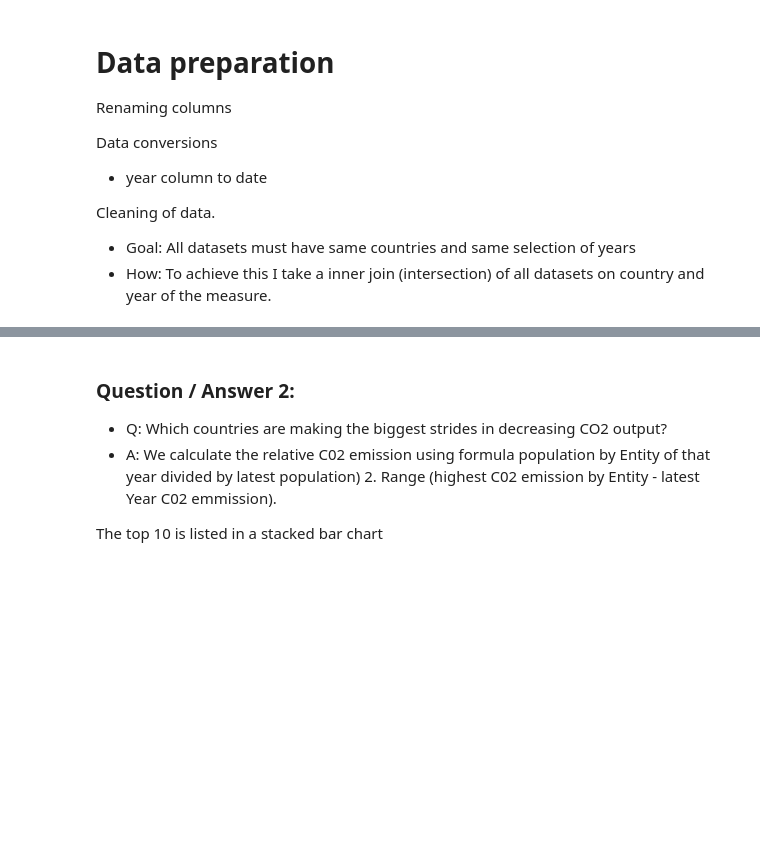
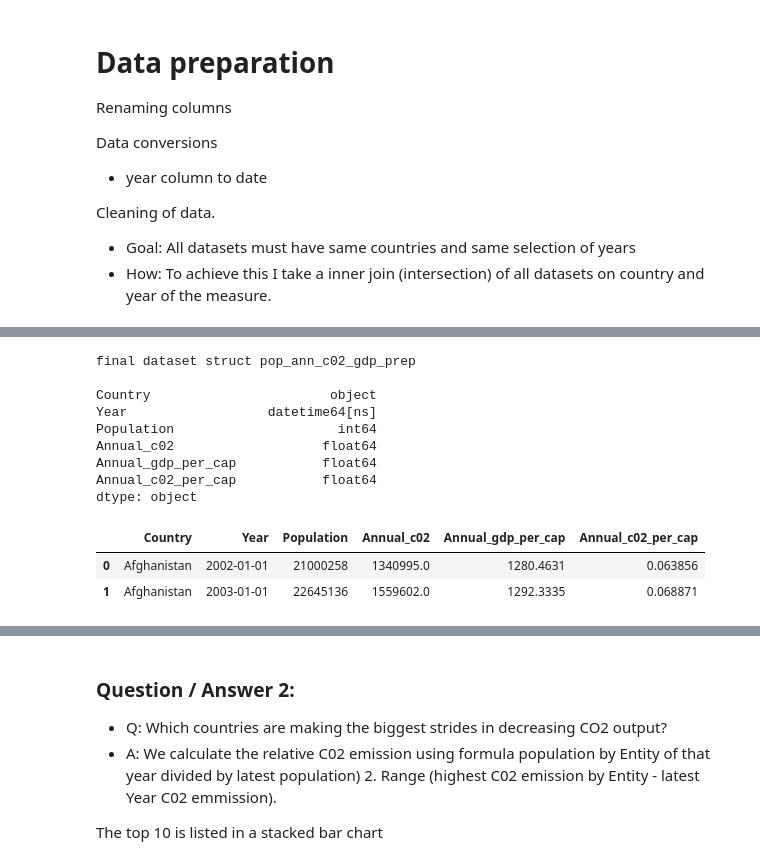
Before and after one commit to ayuksekdag/winacademy_python_dna, a Jupyter notebook: final_assignment/final_co2Project.ipynb, the cells around one changed output, grey strips where cells are left out. Cells and saved outputs as stored; diff of their text form; code cells hidden in the pictures; blank space fills up the shorter version.

```diff
--- a/final_assignment/final_co2Project.ipynb
+++ b/final_assignment/final_co2Project.ipynb
@@ -74,11 +95,8 @@ pop = pop.rename(columns={'Country name': 'Entity'})
 # %%
 #change datatype year to datetime
-co2_cap['Year'] = pd.to_datetime(co2_cap['Year'], format='%Y')
-gdp_cap['Year'] = pd.to_datetime(gdp_cap['Year'], format='%Y')
-pop['Year'] = pd.to_datetime(pop['Year'], format='%Y')
-
-# print(co2_cap.dtypes)
-# print(gdp_cap.dtypes)
-
-# print(f' \n grootte co2_cap  {co2_cap.shape}')
-# print(f' \n grootte gdp_cap {gdp_cap.shape}')
+pop_ann_prep['Year'] = pd.to_datetime(pop_ann_prep['Year'], format='%Y')
+c02_ann_prep['Year'] = pd.to_datetime(c02_ann_prep['Year'], format='%Y')
+gdp_cap_prep['Year'] = pd.to_datetime(gdp_cap_prep['Year'], format='%Y')
+print(f' \n grootte pop_ann_prep  {pop_ann_prep.shape}')
+print(f' \n grootte c02_ann_prep {c02_ann_prep.shape}')
+print(f' \n grootte gdp_cap_prep {gdp_cap_prep.shape}')
@@ -143 +133,22 @@ merged_co2_gdp_pop
+# %%
+#calculate
+
+pop_ann_c02_gdp_prep['Annual_c02_per_cap'] = pop_ann_c02_gdp_prep['Annual_c02'] / pop_ann_c02_gdp_prep['Population']
+
+print(f'final dataset struct pop_ann_c02_gdp_prep \n\n{pop_ann_c02_gdp_prep.dtypes}')
+
+pop_ann_c02_gdp_prep.head(2)
+# %% [output]
+final dataset struct pop_ann_c02_gdp_prep
+
+Country                       object
+Year                  datetime64[ns]
+Population                     int64
+Annual_c02                   float64
+Annual_gdp_per_cap           float64
+Annual_c02_per_cap           float64
+dtype: object
+|  | Country | Year | Population | Annual_c02 | Annual_gdp_per_cap | Annual_c02_per_cap |
+| 0 | Afghanistan | 2002-01-01 | 21000258 | 1340995.0 | 1280.4631 | 0.063856 |
+| 1 | Afghanistan | 2003-01-01 | 22645136 | 1559602.0 | 1292.3335 | 0.068871 |
 # %% [markdown]
```
Also changed, not shown: parts of 11 cells of this notebook.
